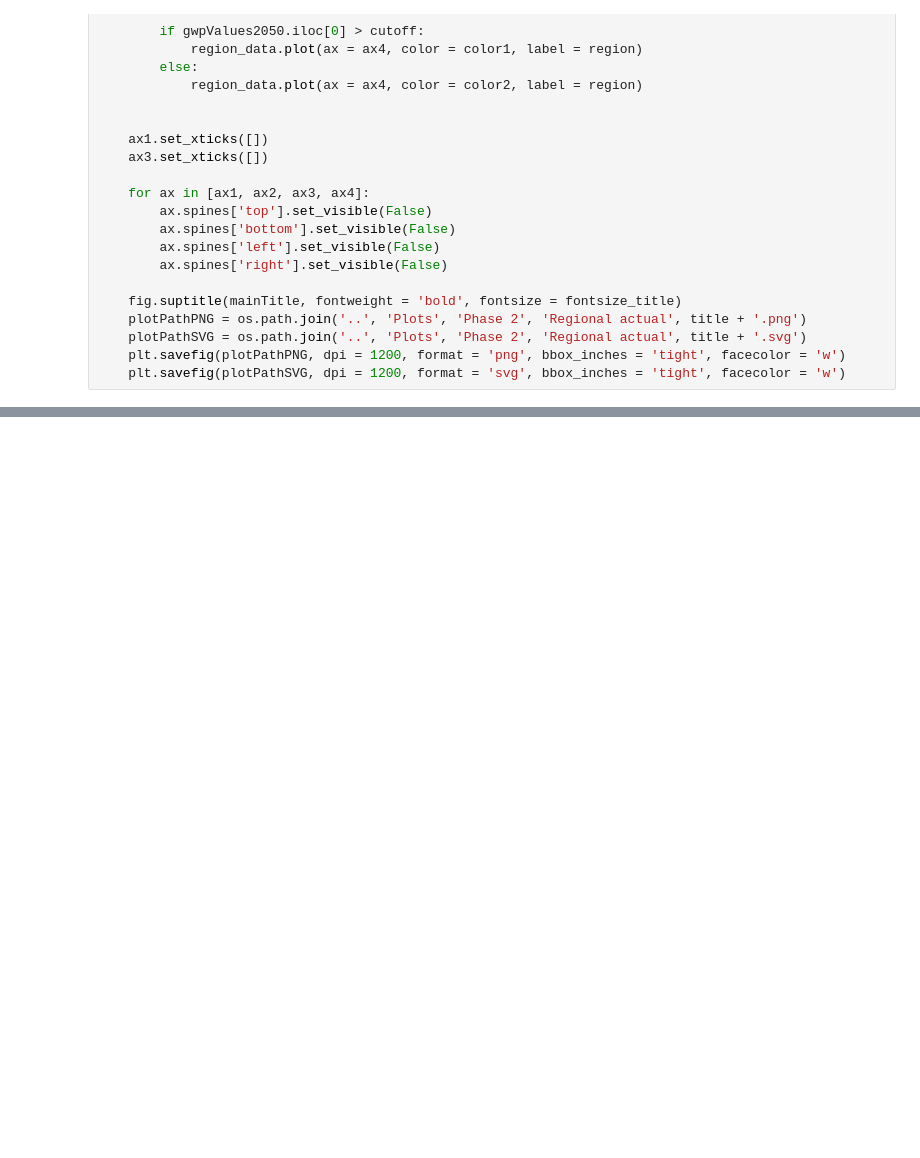
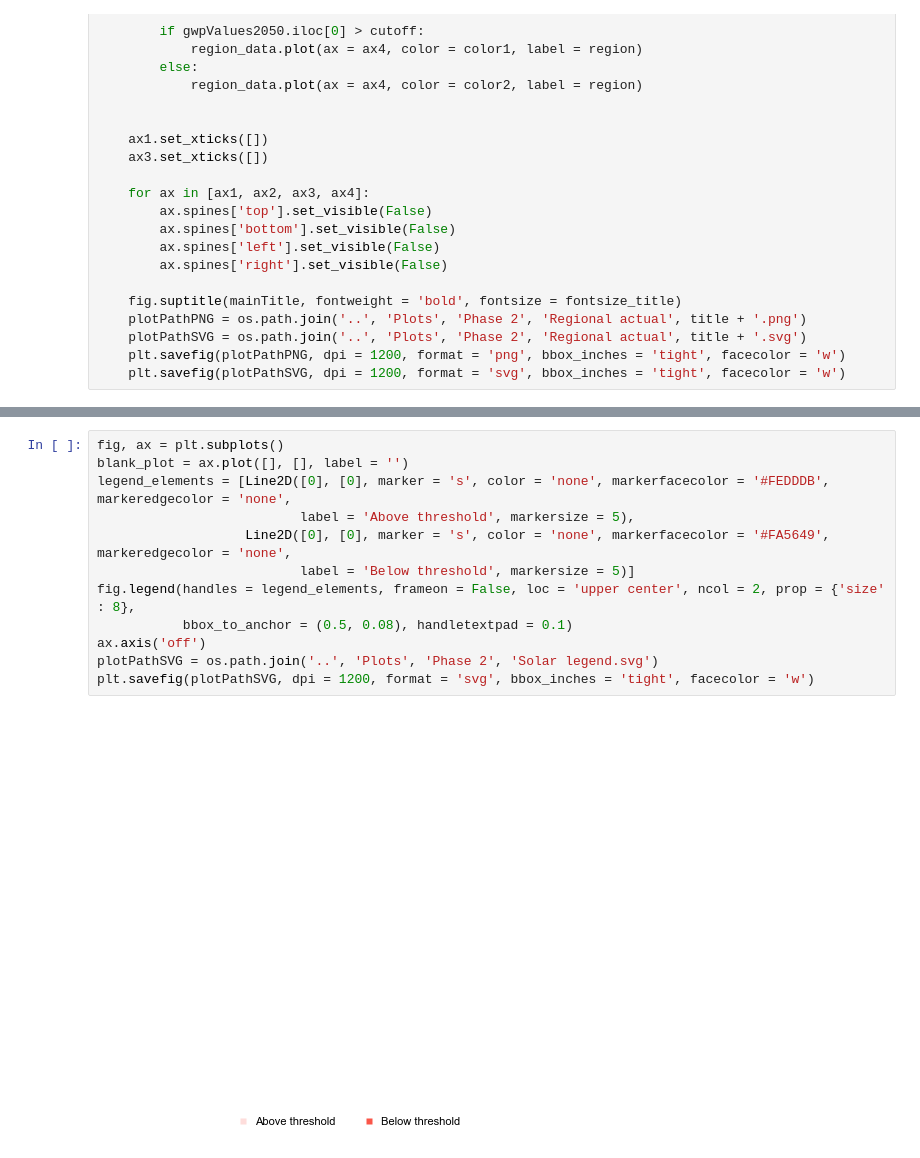
Before and after one commit to abhix2704/Prospective-LCA, a Jupyter notebook: Code/regionalisationMainPlots.ipynb, the cells around one changed output, grey strips where cells are left out. Saved outputs shown, nothing was run; the diff lists cells and outputs as text; blank space fills up the shorter version.

Commit message:
new main plots

```diff
--- a/Code/regionalisationMainPlots.ipynb
+++ b/Code/regionalisationMainPlots.ipynb
@@ -1064,0 +1009,14 @@ plot_world_maps_actual('Methanol wind RCP19', 'Methanol', 'Wind', methanolWind20
+# %%
+fig, ax = plt.subplots()
+blank_plot = ax.plot([], [], label = '')
+legend_elements = [Line2D([0], [0], marker = 's', color = 'none', markerfacecolor = '#FEDDDB', markeredgecolor = 'none',
+                          label = 'Above threshold', markersize = 5),
+                   Line2D([0], [0], marker = 's', color = 'none', markerfacecolor = '#FA5649', markeredgecolor = 'none',
+                          label = 'Below threshold', markersize = 5)]
+fig.legend(handles = legend_elements, frameon = False, loc = 'upper center', ncol = 2, prop = {'size' : 8},
+           bbox_to_anchor = (0.5, 0.08), handletextpad = 0.1)
+ax.axis('off')
+plotPathSVG = os.path.join('..', 'Plots', 'Phase 2', 'Solar legend.svg')
+plt.savefig(plotPathSVG, dpi = 1200, format = 'svg', bbox_inches = 'tight', facecolor = 'w')
+# %% [output]
+[figure, added]
```
Also changed, not shown: parts of 27 cells of this notebook, 9 other files.
